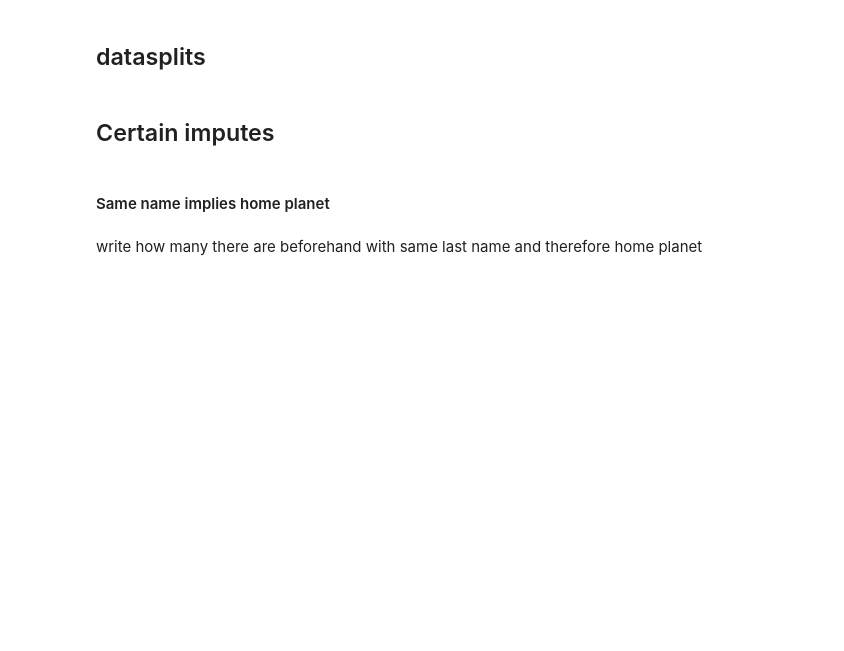
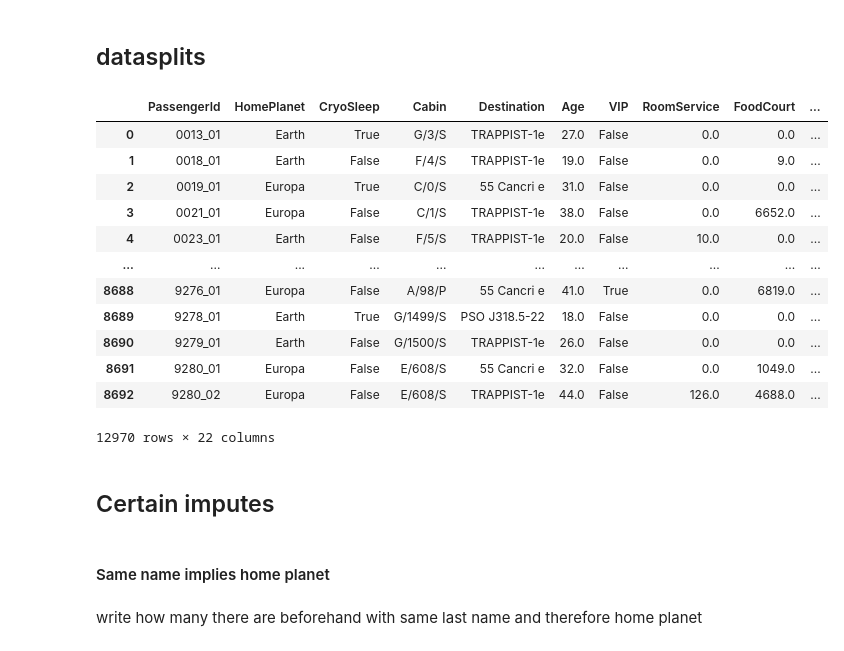
Before and after one commit to jacobsultan/cabin-for-spacetitanic-kaggle, a Jupyter notebook: firstruns.ipynb, the cells around one changed output. Saved outputs shown, nothing was run; the diff lists cells and outputs as text; code cells hidden in the pictures; blank space fills up the shorter version.

```diff
--- a/firstruns.ipynb
+++ b/firstruns.ipynb
@@ -7,29 +7,45 @@ traindf['Set'] = 'Train'
 testdf['Set'] = 'Test'
 togeth = pd.concat([testdf,traindf])
 homeplanets = ['Earth', 'Europa', 'Mars']
+# %%
+split_df = togeth['PassengerId'].str.split('_', expand=True)
+togeth[['Group', 'GroupNumber']] = split_df
+
+split_df =  togeth['Cabin'].str.split("/", expand = True)
+togeth[['Deck', 'Number', 'Side']]= split_df
 # %% [markdown]
 ## datasplits
-# %%
-
-def splits(dataframe):
-
-    dataframe['Group'] = dataframe['PassengerId'].apply(lambda x: x.split("_")[0] if pd.notna(x) else pd.NA)
-    dataframe['GroupNumber'] = dataframe['PassengerId'].apply(lambda x: x.split("_")[1] if pd.notna(x) else pd.NA)
-
-
-    dataframe[['Deck', 'Number', 'Side']] = dataframe['Cabin'].str.split("/", expand=True)
-
-    dataframe[['Group','GroupNumber']] = dataframe['PassengerId'].str.split("_", expand = True)
-
-    togeth['Name'] = togeth['Name'].astype(str)
-    togeth[['FirstName','LastName']] = togeth['Name'].str.split(" ",expand = True)
-
-
-    dataframe[['Group', 'GroupNumber','Number']] = dataframe[['Group', 'GroupNumber','Number']].astype(float)
-
-    return dataframe
-
-togeth = splits(togeth)
+# %%
+def splits(dataframe):
+    split_df = dataframe['PassengerId'].str.split('_', expand=True)
+    dataframe[['Group', 'GroupNumber']] = split_df
+
+    split_df =  dataframe['Cabin'].str.split("/", expand = True)
+    dataframe[['Deck', 'Number', 'Side']]= split_df
+
+    split_df = dataframe['Name'].str.split(" ",expand = True)
+    dataframe[['FristName','LastName']] = split_df
+
+
+    return dataframe
+
+togeth = splits(togeth)
+# %%
+togeth
+# %% [output]
+|  | PassengerId | HomePlanet | CryoSleep | Cabin | Destination | Age | VIP | RoomService | FoodCourt | ... |
+| 0 | 0013_01 | Earth | True | G/3/S | TRAPPIST-1e | 27.0 | False | 0.0 | 0.0 | ... |
+| 1 | 0018_01 | Earth | False | F/4/S | TRAPPIST-1e | 19.0 | False | 0.0 | 9.0 | ... |
+| 2 | 0019_01 | Europa | True | C/0/S | 55 Cancri e | 31.0 | False | 0.0 | 0.0 | ... |
+| 3 | 0021_01 | Europa | False | C/1/S | TRAPPIST-1e | 38.0 | False | 0.0 | 6652.0 | ... |
+| 4 | 0023_01 | Earth | False | F/5/S | TRAPPIST-1e | 20.0 | False | 10.0 | 0.0 | ... |
+| ... | ... | ... | ... | ... | ... | ... | ... | ... | ... | ... |
+| 8688 | 9276_01 | Europa | False | A/98/P | 55 Cancri e | 41.0 | True | 0.0 | 6819.0 | ... |
+| 8689 | 9278_01 | Earth | True | G/1499/S | PSO J318.5-22 | 18.0 | False | 0.0 | 0.0 | ... |
+| 8690 | 9279_01 | Earth | False | G/1500/S | TRAPPIST-1e | 26.0 | False | 0.0 | 0.0 | ... |
+| 8691 | 9280_01 | Europa | False | E/608/S | 55 Cancri e | 32.0 | False | 0.0 | 1049.0 | ... |
+| 8692 | 9280_02 | Europa | False | E/608/S | TRAPPIST-1e | 44.0 | False | 126.0 | 4688.0 | ... |
+12970 rows × 22 columns
 # %% [markdown]
 ## Certain imputes
 # %% [markdown]
```
Also changed, not shown: parts of 10 cells of this notebook.
